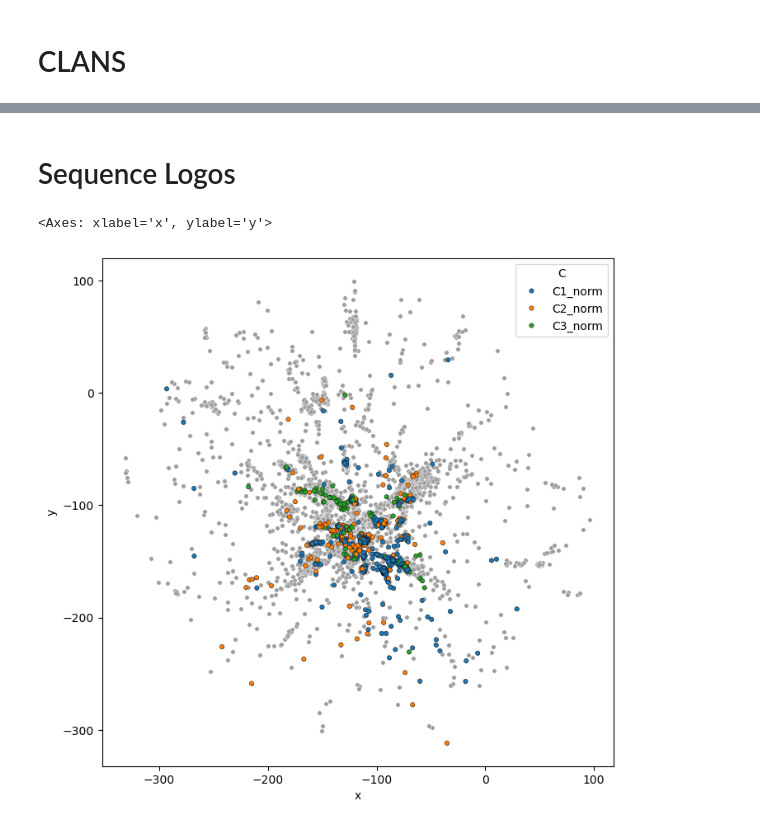
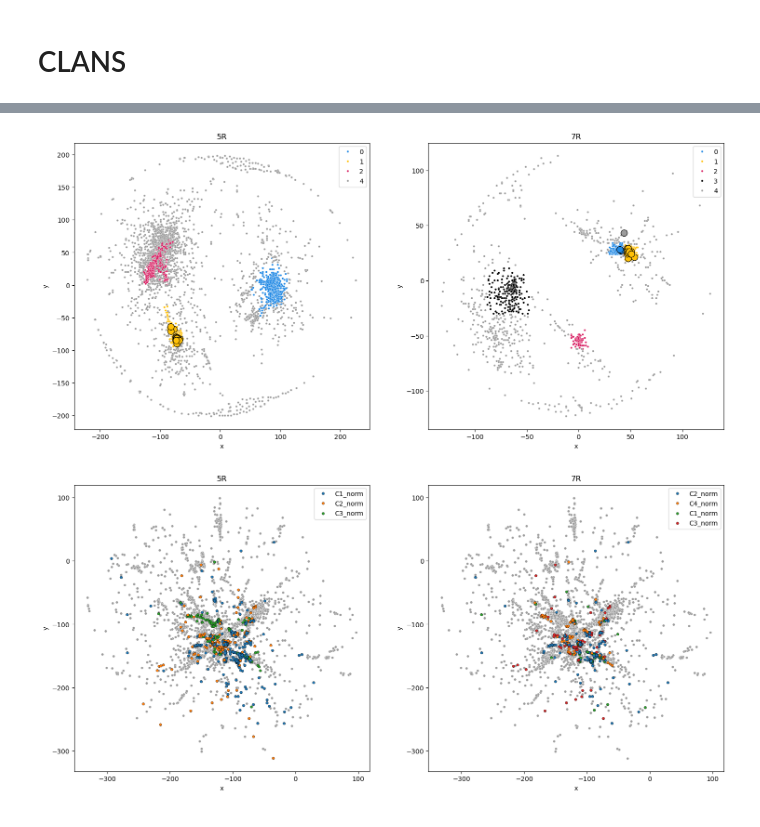
Before and after one commit to donEnno/hendecads, a Jupyter notebook: 1_seq_analysis/tmp_cd_clans.ipynb, the cells around one changed output, grey strips where cells are left out. Drawn from its saved outputs; the diff is of its cells as text; code cells hidden in the pictures.

```diff
--- a/1_seq_analysis/tmp_cd_clans.ipynb
+++ b/1_seq_analysis/tmp_cd_clans.ipynb
@@ -358,2 +383,15 @@ len(cl), len(pos), len(fasta_ids)
+# %%
+cl_7r = []
+for cx in range(len(fasta_7r[::2])):
+    if cx in C1_7r:
+        cl_7r.append(0)
+    elif cx in C2_7r:
+        cl_7r.append(1)
+    elif cx in C3_7r:
+        cl_7r.append(2)
+    elif cx in C4_7r:
+        cl_7r.append(3)
+    else:
+        cl_7r.append(4)
 # %%
 with open(clans_r5, 'r') as file:
@@ -382,7 +430,9 @@ sample = hit_df[hit_df['id'].isin(test_ids)]
 # %%
 # randomly sample 10 hits from C1
-sample = tmp_df[tmp_df['C'] == 'C2_norm'].sample(10)
-test_ids = sample['id'].unique()
+sample_5r = tmp_df_5r[tmp_df_5r['C'] == 'C2_norm'].sample(10)
+test_ids = sample_5r['id'].unique()
+sample_5r = hit_df_5r[hit_df_5r['id'].isin(test_ids)]
 
-sample = hit_df[hit_df['id'].isin(test_ids)]
-sample.cl.value_counts()
+sample_7r = tmp_df_7r[tmp_df_7r['C'] == 'C2_norm'].sample(10)
+test_ids = sample_7r['id'].unique()
+sample_7r = hit_df_7r[hit_df_7r['id'].isin(test_ids)]
@@ -409,2 +438,0 @@ plt.show()
-# %% [markdown]
-# Sequence Logos
@@ -441,8 +439,46 @@ cut_sequences(C3_records, '3')
-# %%
-fig, ax = plt.subplots(figsize=(8, 8))
-
-sns.scatterplot(data=pos_df[pos_df.reduced_group == 'TMP'], x='x', y='y', s=15, c='#9c9c9c', ax=ax)
-sns.scatterplot(data=tmp_df[tmp_df['C'] != 'CX_norm'], x='x', y='y', edgecolor='black', ax=ax, s=15, hue='C')
-# %% [output]
-<Axes: xlabel='x', ylabel='y'>
-[figure, removed]
+# %%
+fig, axes = plt.subplots(1, 2, figsize=(18, 8))
+
+pal_5r = ['#1E88E5', '#FFC107', '#D81B60', '#9c9c9c']
+pal_7r = ['#1E88E5', '#FFC107', '#D81B60', '#000000', '#9c9c9c']
+
+sns.scatterplot(data=hit_df_5r, x='x', y='y', hue='cl', palette=pal_5r, s=10, ax=axes[0])
+sns.scatterplot(data=sample_5r, x='x', y='y', hue='cl', palette=pal_5r[1:2], s=100, edgecolor='black', ax=axes[0])
+
+sns.scatterplot(data=hit_df_7r, x='x', y='y', hue='cl', palette=pal_7r, s=10, ax=axes[1])
+sns.scatterplot(data=sample_7r, x='x', y='y', hue='cl', palette=pal_7r[0:2] + pal_7r[-1:], s=100, edgecolor='black', ax=axes[1])
+
+handles, labels = axes[0].get_legend_handles_labels()
+axes[0].legend(handles=handles[:4], labels=labels[:4])
+axes[0].set_title('5R')
+
+handles, labels = axes[1].get_legend_handles_labels()
+axes[1].legend(handles=handles[:5], labels=labels[:5])
+axes[1].set_title('7R')
+
+plt.show()
+# %% [output]
+[figure, added]
+# %%
+fig, axes = plt.subplots(1, 2, figsize=(18, 8))
+
+pal_5r = ['#1E88E5', '#FFC107', '#D81B60', '#9c9c9c']
+pal_7r = ['#1E88E5', '#FFC107', '#D81B60', '#000000', '#9c9c9c']
+
+sns.scatterplot(data=pos_df[pos_df.reduced_group == 'TMP'], x='x', y='y', s=15, c='#9c9c9c', ax=axes[0])
+sns.scatterplot(data=tmp_df_5r[tmp_df_5r['C'] != 'CX_norm'], x='x', y='y', edgecolor='black', ax=axes[0], s=15, hue='C')
+
+sns.scatterplot(data=pos_df[pos_df.reduced_group == 'TMP'], x='x', y='y', s=15, c='#9c9c9c', ax=axes[1])
+sns.scatterplot(data=tmp_df_7r[tmp_df_7r['C'] != 'CX_norm'], x='x', y='y', edgecolor='black', ax=axes[1], s=15, hue='C')
+
+handles, labels = axes[0].get_legend_handles_labels()
+axes[0].legend(handles=handles[:4], labels=labels[:4])
+axes[0].set_title('5R')
+
+handles, labels = axes[1].get_legend_handles_labels()
+axes[1].legend(handles=handles[:5], labels=labels[:5])
+axes[1].set_title('7R')
+
+plt.show()
+# %% [output]
+[figure, added]
```
Also changed, not shown: parts of 35 cells of this notebook, 21 other files.
